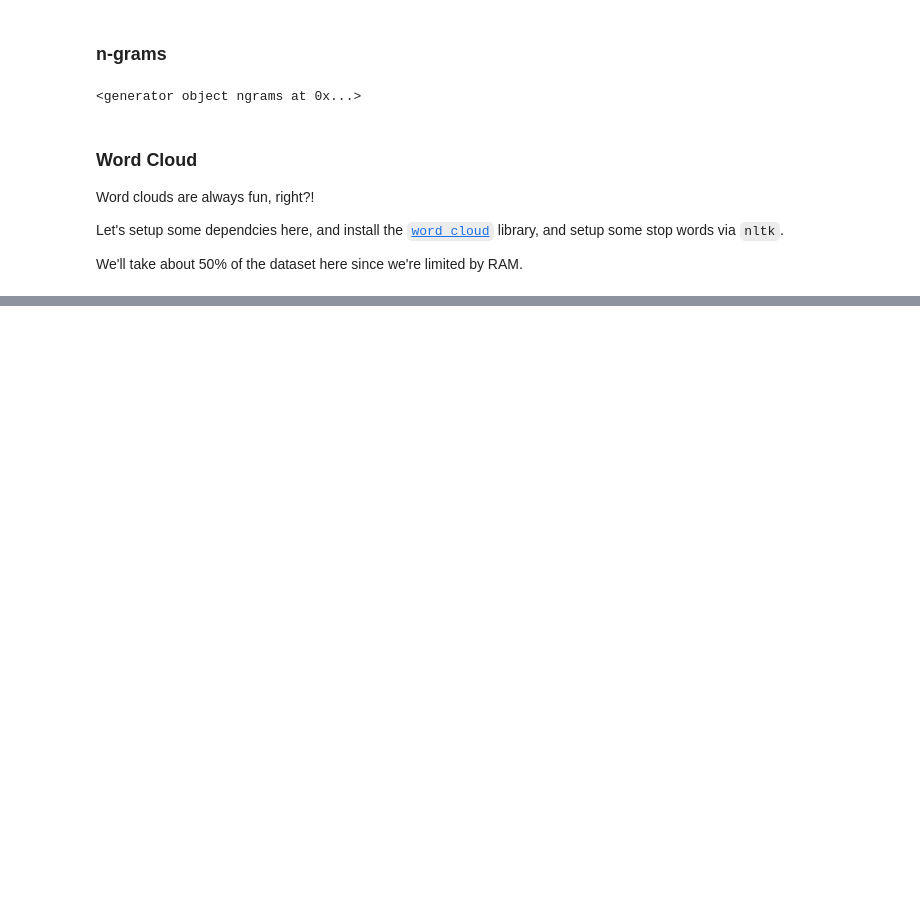
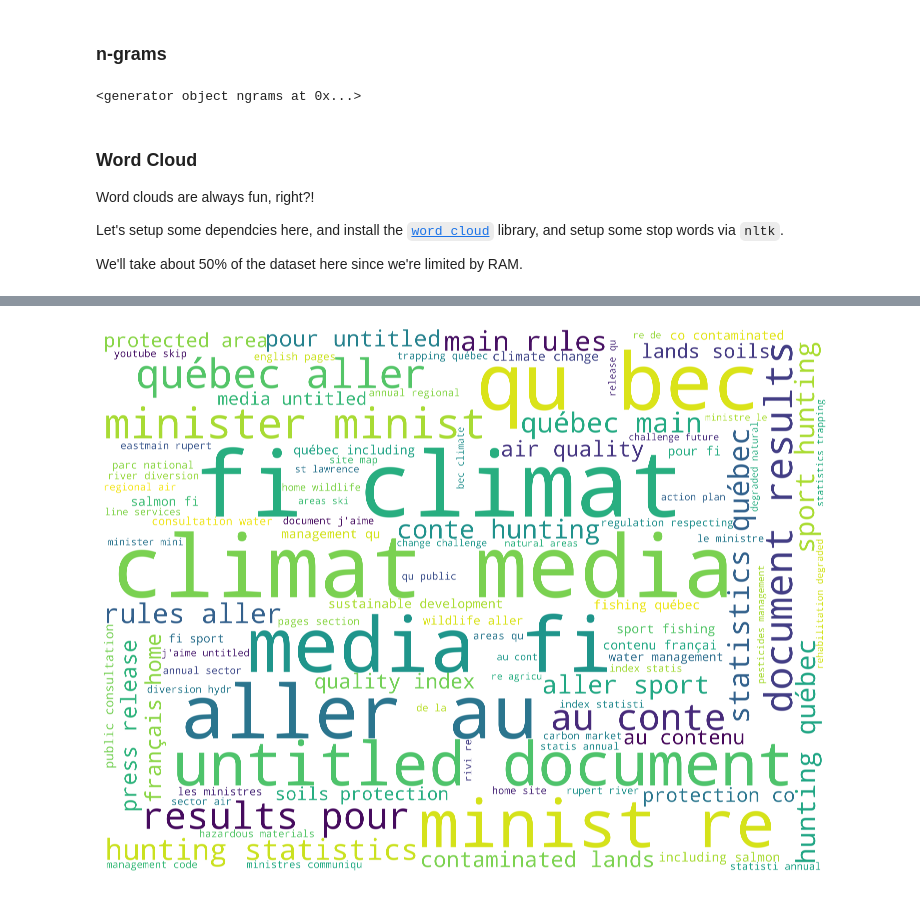
Before and after one commit to archivesunleashed/notebooks, a Jupyter notebook: parquet_text_analyis.ipynb, the cells around one changed output, grey strips where cells are left out. Cells and saved outputs as stored; diff of their text form; code cells hidden in the pictures; blank space fills up the shorter version.

```diff
--- a/parquet_text_analyis.ipynb
+++ b/parquet_text_analyis.ipynb
@@ -442,0 +491,8 @@ plt.show()
+# %%
+english_wordcloud = WordCloud(width=2000, height=1500, scale=10, max_font_size=250, max_words=100, background_color="white").generate((english_pages_pd['tokenized_content_filtered']).to_string())
+plt.figure(figsize=[35,10])
+plt.imshow(wordcloud, interpolation="bilinear")
+plt.axis("off")
+plt.show()
+# %% [output]
+[figure, added]
```
Also changed, not shown: parts of 27 cells of this notebook.
